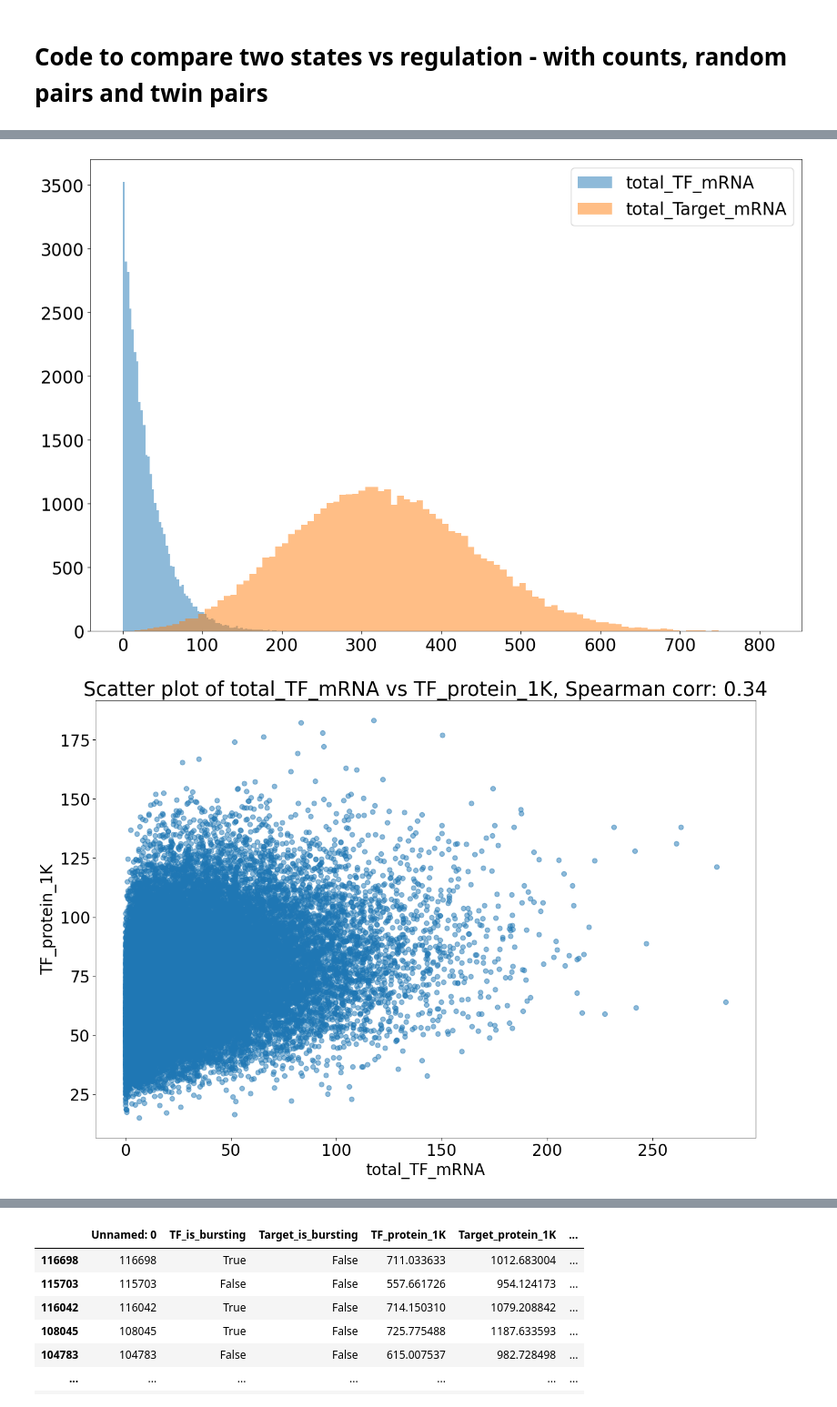
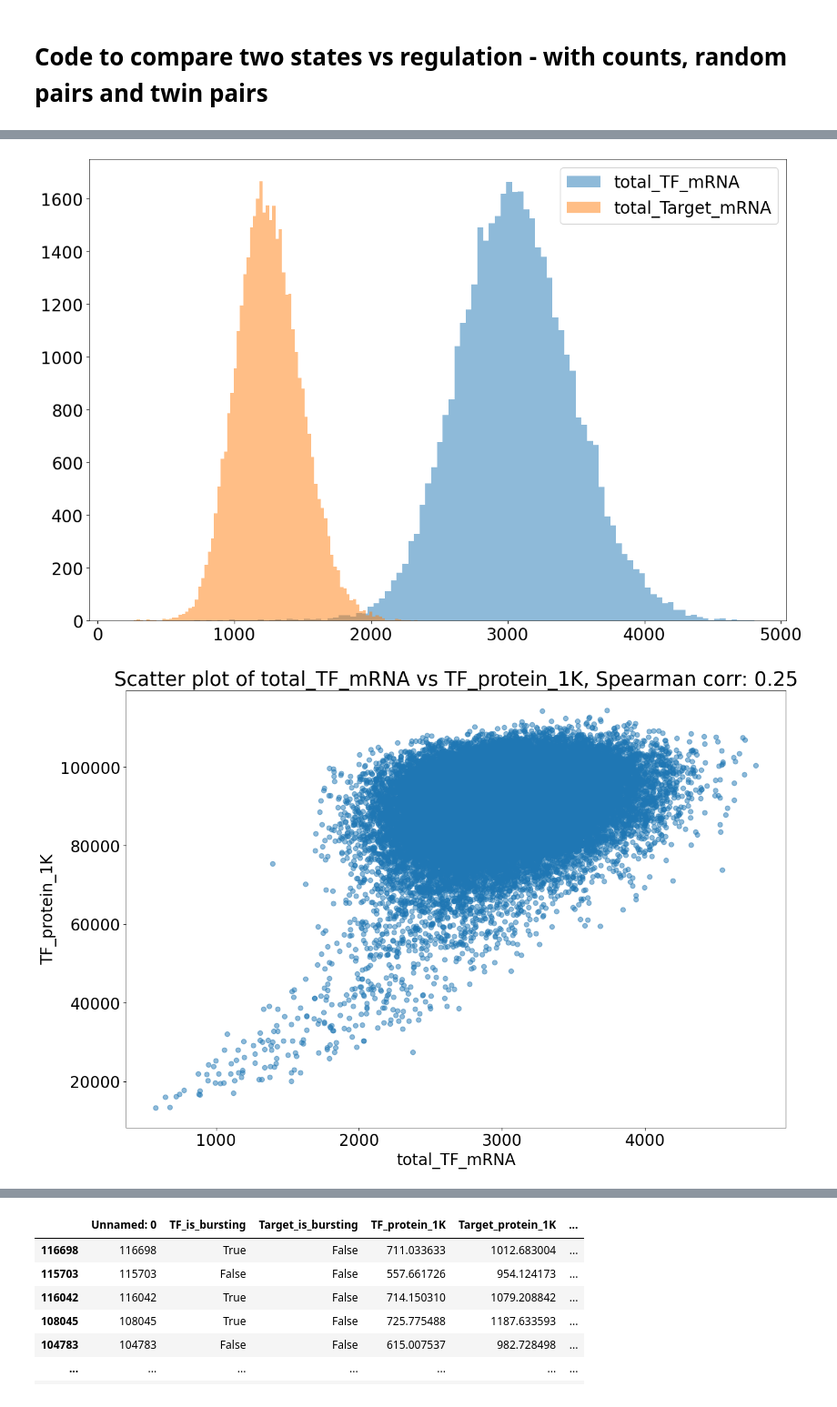
Before and after one commit to Keerthana910234/grnInference, a Jupyter notebook: analysisCode/compare_two_state_regulation.ipynb, the cells around one changed output, grey strips where cells are left out. Shown at 91% size. Cells and saved outputs as stored; diff of their text form; code cells hidden in the pictures.

```diff
--- a/analysisCode/compare_two_state_regulation.ipynb
+++ b/analysisCode/compare_two_state_regulation.ipynb
@@ -30,7 +30,7 @@ pylab.rcParams.update(params)
 # pylab.style.use('seaborn-white')
 # %%
 #PARAM VALS FOR THIS RUN
-sim_file_use = '/home/mzo5929/Keerthana/grnInference/simulationData/simulations_rerun_ec50_is_median/median_params/samples_replicates_over_time_with_regulation_median_0.csv'
+sim_file_use = '/home/mzo5929/Keerthana/grnInference/simulationData/large_scale_parameter_scan/two_way_regulation/samples_replicates_with_regulation_two_way_regulation_3372.csv'
 # sim_file_use = '/home/mzo5929/Keerthana/grnInference/simulationData/self_regulation/A_B_Bloops_1.csv'
 # sim_file_use = '/home/mzo5929/Keerthana/grnInference/simulationData/simulations_rerun/with_regulation/median/samples_replicates_with_regulation_median_0.csv'
 num_sampling_times = 24
@@ -73,33 +73,40 @@ top_10 = singleTime_df.tail(int(len(singleTime_df)*0.1))
 bottom_10 = singleTime_df.head(int(len(singleTime_df)*0.1))
 
 #Combined top and bottom 10 percentile
 combined_10 =  singleTime_df #pd.concat([top_10, bottom_10])
 
-plt.hist((combined_10['spliced_unlabeled_TF'] + combined_10['spliced_labeled_TF']), bins=100, alpha=0.5, label='total_TF_mRNA')
+plt.hist((combined_10['total_TF_mRNA']), bins=100, alpha=0.5, label='total_TF_mRNA')
 plt.hist(combined_10['total_Target_mRNA'], bins=100, alpha=0.5, label='total_Target_mRNA')
 plt.legend(loc='upper right')
 plt.show()
 
 plt.scatter((combined_10['spliced_unlabeled_TF'] + combined_10['spliced_labeled_TF']), combined_10['TF_protein_1K'], alpha=0.5)
 corr = spearmanr(combined_10['TF_protein_1K'], (combined_10['spliced_unlabeled_TF'] + combined_10['spliced_labeled_TF']))
 plt.ylabel('TF_protein_1K')
 plt.xlabel('total_TF_mRNA')
 plt.title('Scatter plot of total_TF_mRNA vs TF_protein_1K, Spearman corr: {:.2f}'.format(corr.correlation))
 plt.show()
 
 plt.scatter(combined_10['TF_protein_1K'], combined_10['total_Target_mRNA'], alpha=0.5)
 corr = spearmanr(combined_10['TF_protein_1K'], combined_10['total_Target_mRNA'])
 plt.xlabel('TF_protein_1K')
 plt.ylabel('total_Target_mRNA')
 plt.title(f'Scatter plot of TF_protein_1K vs total_Target_mRNA, Spearman corr: {corr.correlation:.2f}')
 plt.show()
 
+plt.scatter(combined_10['Target_protein_1K'], combined_10['total_TF_mRNA'], alpha=0.5)
+corr = spearmanr(combined_10['Target_protein_1K'], combined_10['total_TF_mRNA'])
+plt.xlabel('Target_protein_1K')
+plt.ylabel('total_TF_mRNA')
+plt.title(f'Scatter plot of Target_protein_1K vs total_TF_mRNA, Spearman corr: {corr.correlation:.2f}')
+plt.show()
+
 plt.scatter((singleTime_df['spliced_unlabeled_TF'] + singleTime_df['spliced_labeled_TF']), singleTime_df['total_Target_mRNA'], alpha=0.5)
 corr = spearmanr((singleTime_df['spliced_unlabeled_TF'] + singleTime_df['spliced_labeled_TF']), singleTime_df['total_Target_mRNA'])
 plt.xlabel('total_TF_mRNA')
 plt.ylabel('total_Target_mRNA')
 plt.title(f'Scatter plot of total_TF_mRNA vs total_Target_mRNA, Spearman corr: {corr[0]:.2f}')
 plt.show()
 # %% [output]
-[figure, old version]
+[figure, new version]
-[figure, old version]
+[figure, new version]
```
Also changed, not shown: parts of 11 cells of this notebook, 13 other files.
